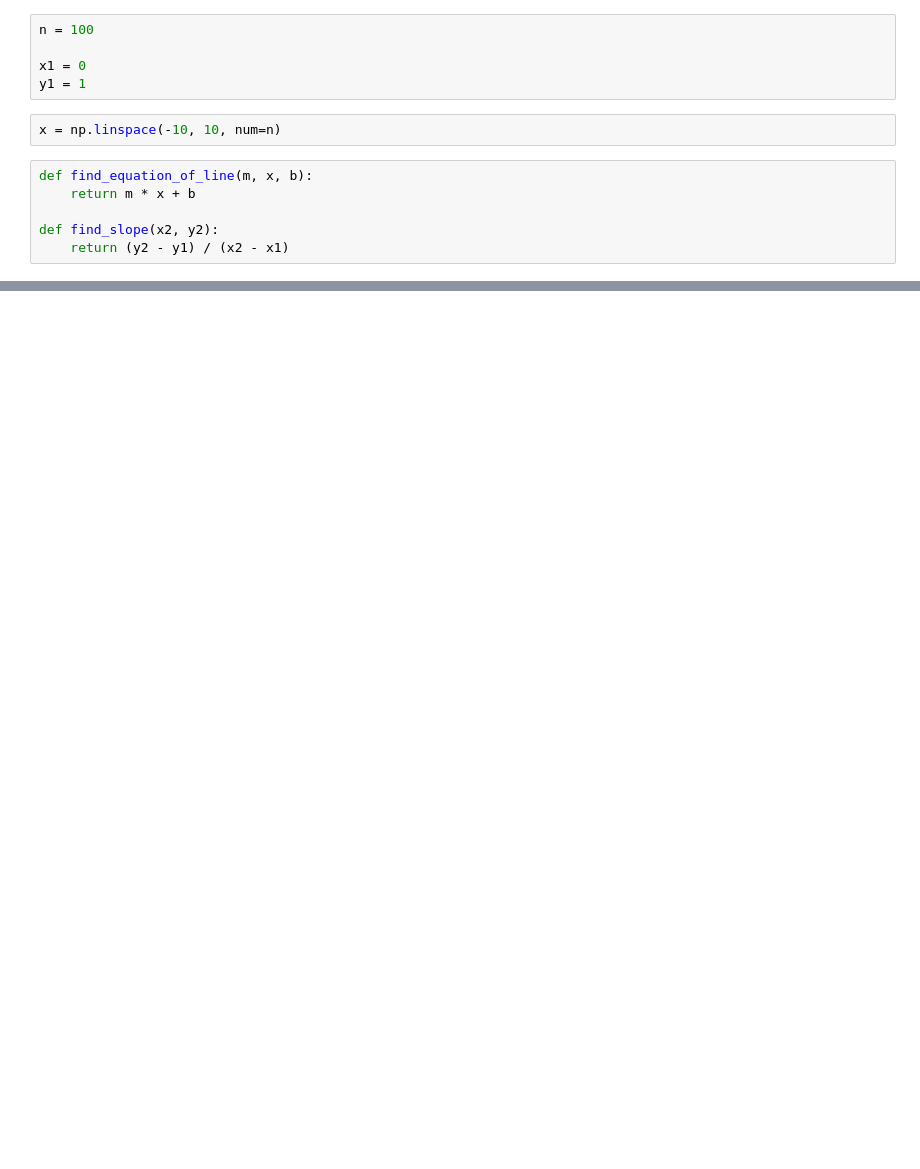
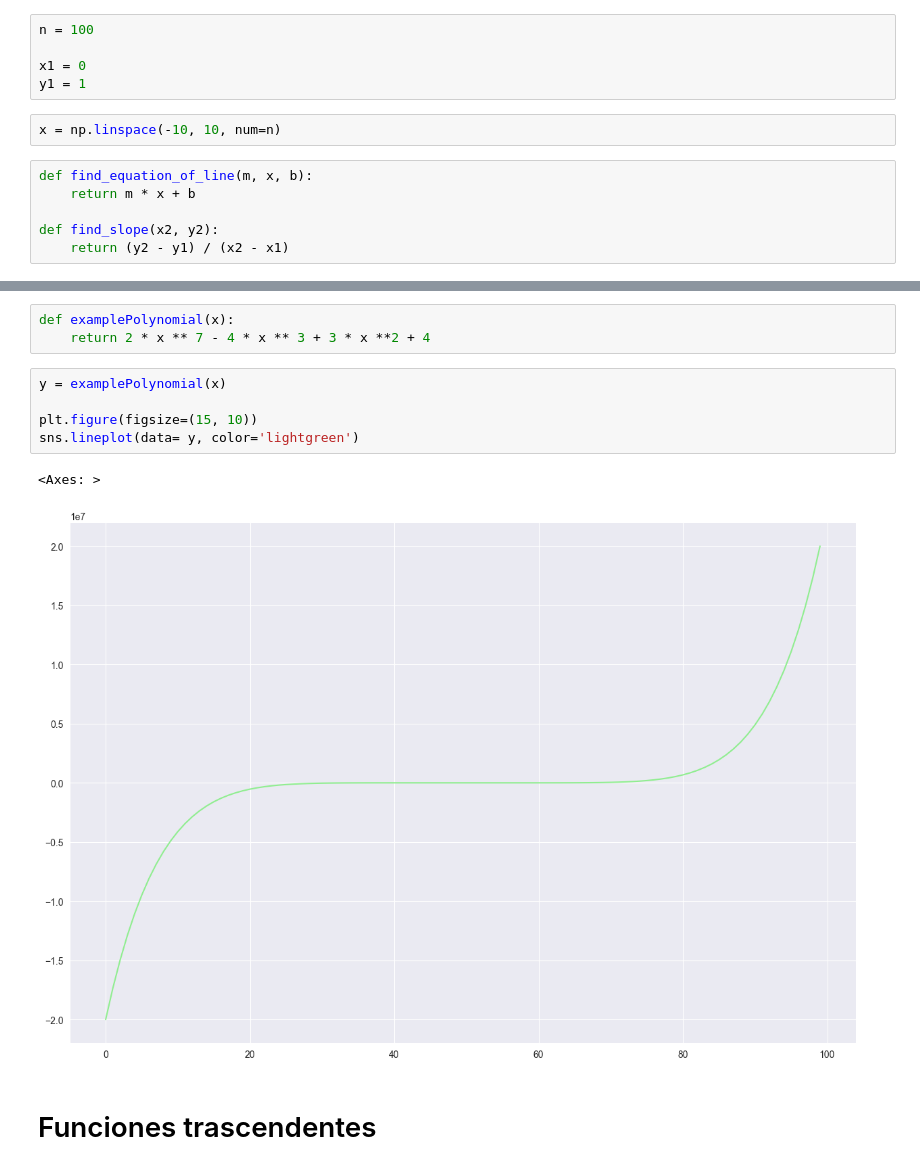
Before and after one commit to carlosdizx/first-steps-data-science, a Jupyter notebook: example16.ipynb, the cells around one changed output, grey strips where cells are left out. Drawn from its saved outputs; the diff is of its cells as text; blank space fills up the shorter version.

Commit message:
:sparkles: create example 16 examples for functions in plane

```diff
--- a/example16.ipynb
+++ b/example16.ipynb
@@ -43,0 +57,13 @@ plt.grid()
+# %%
+def examplePolynomial(x):
+    return 2 * x ** 7 - 4 * x ** 3 + 3 * x **2 + 4
+# %%
+y = examplePolynomial(x)
+
+plt.figure(figsize=(15, 10))
+sns.lineplot(data= y, color='lightgreen')
+# %% [output]
+<Axes: >
+[figure, added]
+# %% [markdown]
+# Funciones trascendentes
```
Also changed, not shown: parts of 12 cells of this notebook.
